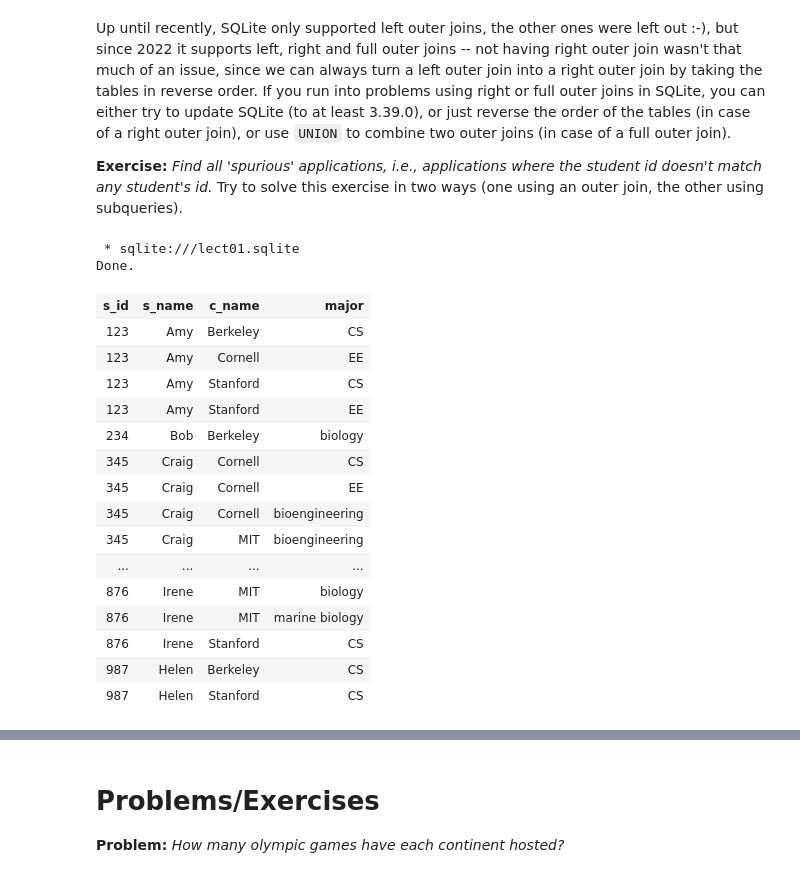
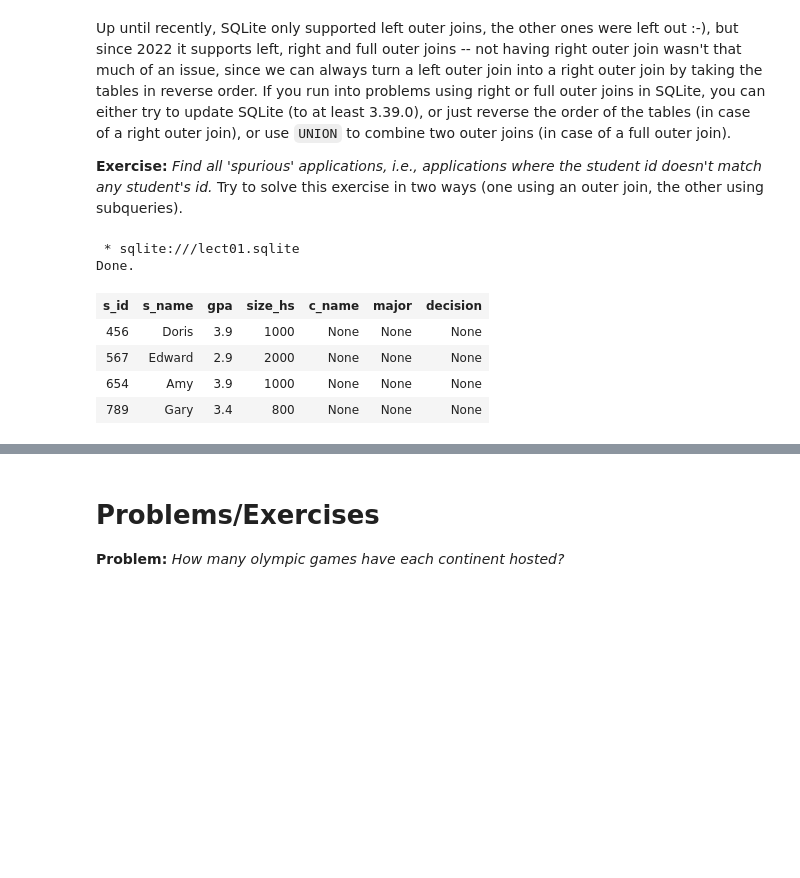
Before and after one commit to Stronkness/LTH, a Jupyter notebook: EDAF75 - Database Technology/lectures/f01-nb.ipynb, the cells around one changed output, grey strips where cells are left out. Saved outputs shown, nothing was run; the diff lists cells and outputs as text; code cells hidden in the pictures; blank space fills up the shorter version.

```diff
--- a/EDAF75 - Database Technology/lectures/f01-nb.ipynb
+++ b/EDAF75 - Database Technology/lectures/f01-nb.ipynb
@@ -2502,28 +2502,19 @@ If you run into problems using right or full outer joins in SQLite, you can eith
 **Exercise:** _Find all 'spurious' applications, i.e., applications where the student id doesn't match any student's id._ Try to solve this exercise in two ways (one using an outer join, the other using subqueries).
 # %%
 %%sql
-SELECT  s_id, s_name, c_name, major
+SELECT  *
 FROM    students
-        LEFT OUTER JOIN applications USING (s_id)
+LEFT OUTER JOIN applications
+USING (s_id)
+WHERE major IS NULL
 # %% [output]
  * sqlite:///lect01.sqlite
 Done.
-| s_id | s_name | c_name | major |
-| 123 | Amy | Berkeley | CS |
-| 123 | Amy | Cornell | EE |
-| 123 | Amy | Stanford | CS |
-| 123 | Amy | Stanford | EE |
-| 234 | Bob | Berkeley | biology |
-| 345 | Craig | Cornell | CS |
-| 345 | Craig | Cornell | EE |
-| 345 | Craig | Cornell | bioengineering |
-| 345 | Craig | MIT | bioengineering |
-| ... | ... | ... | ... |
-| 876 | Irene | MIT | biology |
-| 876 | Irene | MIT | marine biology |
-| 876 | Irene | Stanford | CS |
-| 987 | Helen | Berkeley | CS |
-| 987 | Helen | Stanford | CS |
+| s_id | s_name | gpa | size_hs | c_name | major | decision |
+| 456 | Doris | 3.9 | 1000 | None | None | None |
+| 567 | Edward | 2.9 | 2000 | None | None | None |
+| 654 | Amy | 3.9 | 1000 | None | None | None |
+| 789 | Gary | 3.4 | 800 | None | None | None |
 # %%
 %%sql
 # %% [output]
```
Also changed, not shown: parts of 2 cells of this notebook.
